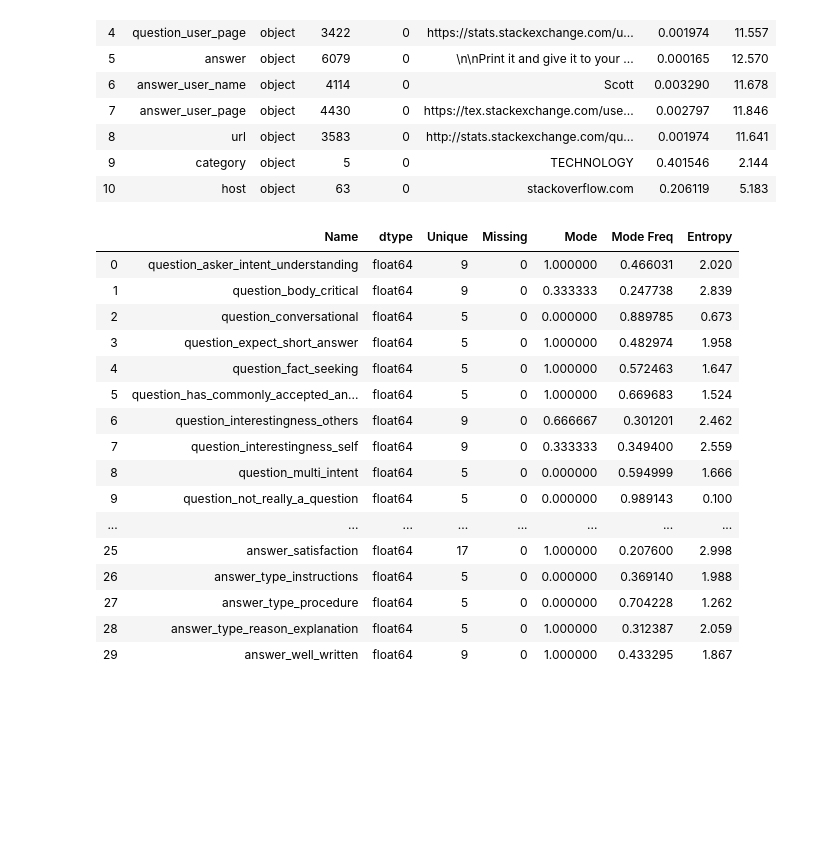
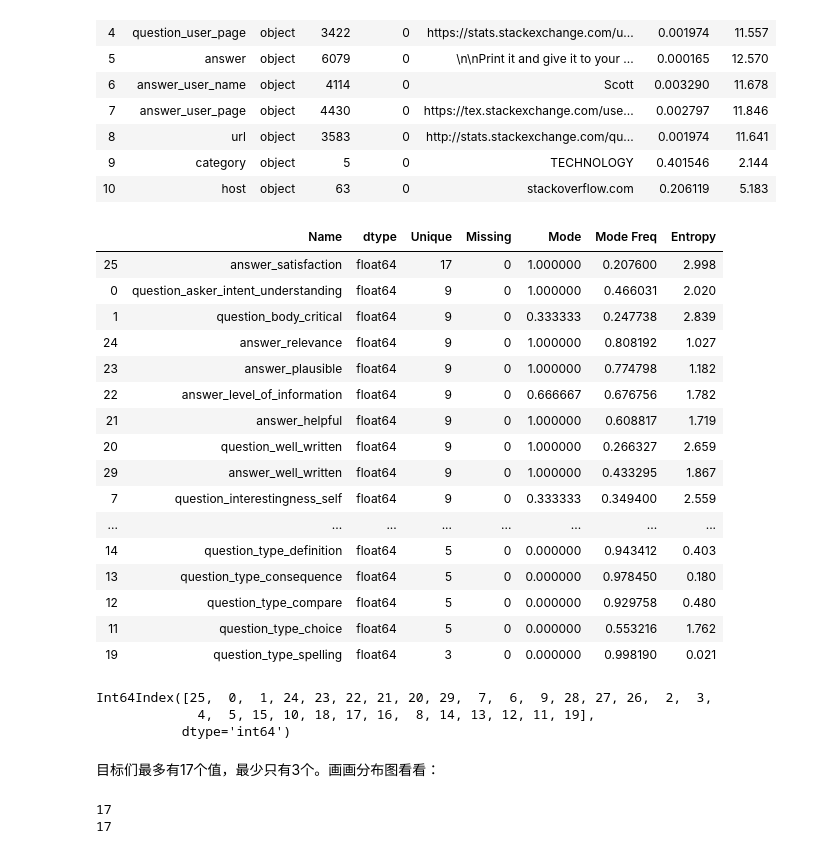
Before and after one commit to KasoLu/FLIP01, a Jupyter notebook: Code/project.ipynb, the cells around one changed output. Cells and saved outputs as stored; diff of their text form; code cells hidden in the pictures; blank space fills up the shorter version.

```diff
--- a/Code/project.ipynb
+++ b/Code/project.ipynb
@@ -79,22 +77,37 @@ summary_data
 | 10 | host | object | 63 | 0 | stackoverflow.com | 0.206119 | 5.183 |
 # %%
 summary_target = get_summary(train_set[target_cols])
-summary_target
+s_summary_target = summary_target.sort_values('Unique',ascending=False)
+s_summary_target
 # %% [output]
 |  | Name | dtype | Unique | Missing | Mode | Mode Freq | Entropy |
+| 25 | answer_satisfaction | float64 | 17 | 0 | 1.000000 | 0.207600 | 2.998 |
 | 0 | question_asker_intent_understanding | float64 | 9 | 0 | 1.000000 | 0.466031 | 2.020 |
 | 1 | question_body_critical | float64 | 9 | 0 | 0.333333 | 0.247738 | 2.839 |
-| 2 | question_conversational | float64 | 5 | 0 | 0.000000 | 0.889785 | 0.673 |
-| 3 | question_expect_short_answer | float64 | 5 | 0 | 1.000000 | 0.482974 | 1.958 |
-| 4 | question_fact_seeking | float64 | 5 | 0 | 1.000000 | 0.572463 | 1.647 |
-| 5 | question_has_commonly_accepted_an... | float64 | 5 | 0 | 1.000000 | 0.669683 | 1.524 |
-| 6 | question_interestingness_others | float64 | 9 | 0 | 0.666667 | 0.301201 | 2.462 |
+| 24 | answer_relevance | float64 | 9 | 0 | 1.000000 | 0.808192 | 1.027 |
+| 23 | answer_plausible | float64 | 9 | 0 | 1.000000 | 0.774798 | 1.182 |
+| 22 | answer_level_of_information | float64 | 9 | 0 | 0.666667 | 0.676756 | 1.782 |
+| 21 | answer_helpful | float64 | 9 | 0 | 1.000000 | 0.608817 | 1.719 |
+| 20 | question_well_written | float64 | 9 | 0 | 1.000000 | 0.266327 | 2.659 |
+| 29 | answer_well_written | float64 | 9 | 0 | 1.000000 | 0.433295 | 1.867 |
 | 7 | question_interestingness_self | float64 | 9 | 0 | 0.333333 | 0.349400 | 2.559 |
-| 8 | question_multi_intent | float64 | 5 | 0 | 0.000000 | 0.594999 | 1.666 |
-| 9 | question_not_really_a_question | float64 | 5 | 0 | 0.000000 | 0.989143 | 0.100 |
 | ... | ... | ... | ... | ... | ... | ... | ... |
-| 25 | answer_satisfaction | float64 | 17 | 0 | 1.000000 | 0.207600 | 2.998 |
-| 26 | answer_type_instructions | float64 | 5 | 0 | 0.000000 | 0.369140 | 1.988 |
-| 27 | answer_type_procedure | float64 | 5 | 0 | 0.000000 | 0.704228 | 1.262 |
-| 28 | answer_type_reason_explanation | float64 | 5 | 0 | 1.000000 | 0.312387 | 2.059 |
-| 29 | answer_well_written | float64 | 9 | 0 | 1.000000 | 0.433295 | 1.867 |
+| 14 | question_type_definition | float64 | 5 | 0 | 0.000000 | 0.943412 | 0.403 |
+| 13 | question_type_consequence | float64 | 5 | 0 | 0.000000 | 0.978450 | 0.180 |
+| 12 | question_type_compare | float64 | 5 | 0 | 0.000000 | 0.929758 | 0.480 |
+| 11 | question_type_choice | float64 | 5 | 0 | 0.000000 | 0.553216 | 1.762 |
+| 19 | question_type_spelling | float64 | 3 | 0 | 0.000000 | 0.998190 | 0.021 |
+# %%
+s_summary_target.index
+# %% [output]
+Int64Index([25,  0,  1, 24, 23, 22, 21, 20, 29,  7,  6,  9, 28, 27, 26,  2,  3,
+             4,  5, 15, 10, 18, 17, 16,  8, 14, 13, 12, 11, 19],
+           dtype='int64')
+# %% [markdown]
+目标们最多有17个值，最少只有3个。画画分布图看看：
+# %%
+print(s_summary_target['Unique'][25])
+print(summary_target['Unique'][25])
+# %% [output]
+17
+17
```
Also changed, not shown: parts of 4 cells of this notebook, 1 other file.
